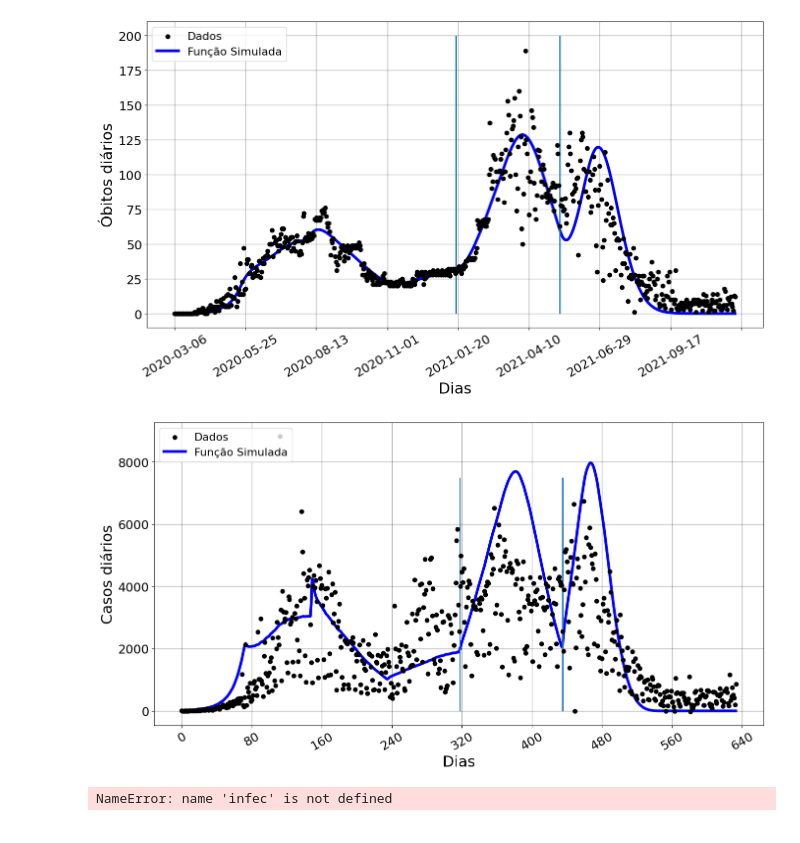
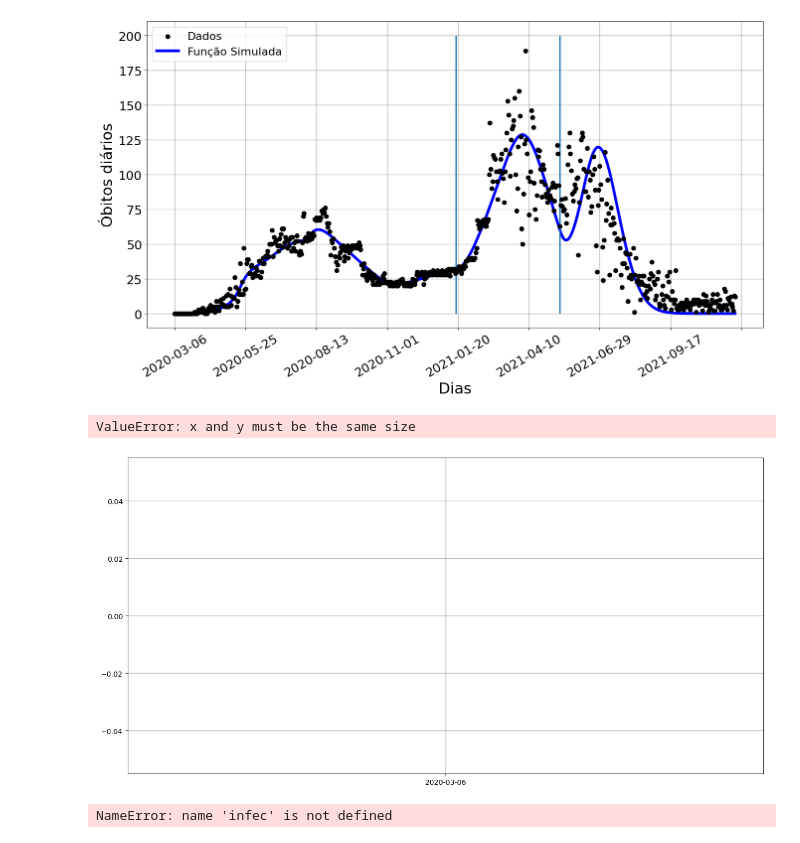
Before and after one commit to filipe7788/SEIHURD, a Jupyter notebook: fitting/fitao.ipynb, the cells around one changed output. Saved outputs shown, nothing was run; the diff lists cells and outputs as text; code cells hidden in the pictures.

```diff
--- a/fitting/fitao.ipynb
+++ b/fitting/fitao.ipynb
@@ -343,36 +343,37 @@ qi = qs[-2,:] #mortes acumulados
 
 #Criando plot
 fig, ax = plt.subplots(figsize=(16,8))
 
 #Desenhando grid no plot
 ax.grid(which='major', axis='both', color='black',linewidth=1.,alpha=0.3)
 ax.autoscale()
 
 x_para_escala = np.arange(0, len(datas)-1, 1)
 
-ax.scatter(x_para_escala,  np.diff(casos_dados)[:len(datas)], color='black',zorder=3,label='Dados')
+ax.scatter(datas[:-1],  np.diff(casos_dados)[:len(datas)], color='black',zorder=3,label='Dados')
 
 #Plot the fitted function as a line.
-ax.plot(x_para_escala, np.diff(N*qi)[:len(datas)],color='blue',label='Função Simulada', linewidth=4)
+ax.plot(datas[:-1], np.diff(N*qi)[:len(datas)],color='blue',label='Função Simulada', linewidth=4)
 #Set the labels
 ax.set_ylabel('Casos diários',fontsize=22)
 ax.set_xlabel('Dias', fontsize=22)
 #Set the title
 #The size of the numbers on the axixis
 ax.tick_params(labelsize=18)
 plt.vlines([317.72001799, 435.15640895], ymin=0, ymax=7500, linewidth=2)
 
 #Limiting the ammount of dates on the X axixs
 ax.xaxis.set_major_locator(plt.MaxNLocator(10))
 #Rotating the dates for better visualization
 plt.setp(ax.get_xticklabels(), rotation=30)
 plt.legend(loc=2, prop={'size': 16})
 
 
 #Show Graph
 plt.show()
 # %% [output]
+ValueError: x and y must be the same size
-[figure, old version]
+[figure, new version]
 # %%
 # plotando mortes
 ts0 =  np.arange(len(novos_vacinados)-1)
```
Also changed, not shown: 7 other files.
